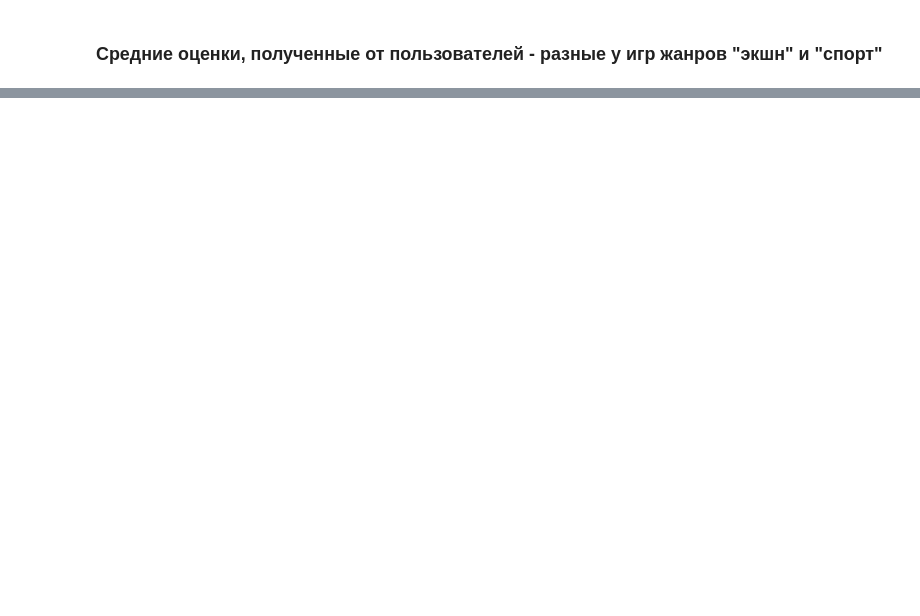
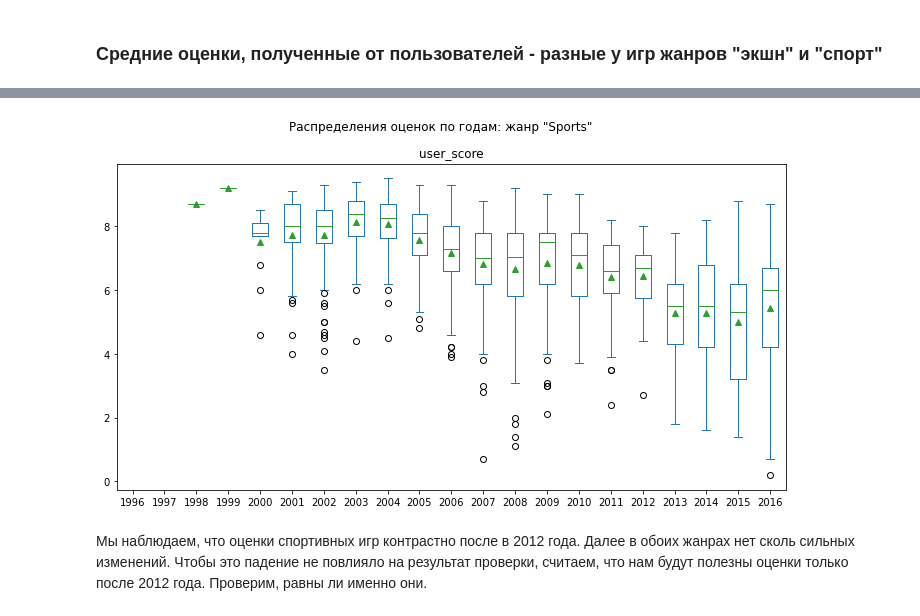
Before and after one commit to okeangel/da_portfolio, a Jupyter notebook: portfolio/week_10_combined/game_store_v1.ipynb, the cells around one changed output, grey strips where cells are left out. Drawn from its saved outputs; the diff is of its cells as text; code cells hidden in the pictures; blank space fills up the shorter version.

```diff
--- a/portfolio/week_10_combined/game_store_v1.ipynb
+++ b/portfolio/week_10_combined/game_store_v1.ipynb
@@ -941,0 +835,9 @@ xone_games = games[(games['platform'] == "XOne") & (games['year_of_release'] > 2
+# %%
+games[(games['genre'] == 'Sports') & (games['year_of_release'] > 1995)].plot(
+    kind='box', by='year_of_release', column='user_score', figsize=FIGSIZE,  showmeans=True,
+    title='Распределения оценок по годам: жанр "Sports"'
+); plt.show()
+# %% [output]
+[figure, added]
+# %% [markdown]
+Мы наблюдаем, что оценки спортивных игр контрастно после в 2012 года. Далее в обоих жанрах нет сколь сильных изменений. Чтобы это падение не повлияло на результат проверки, считаем, что нам будут полезны оценки только после 2012 года. Проверим, равны ли именно они.
```
Also changed, not shown: parts of 22 cells of this notebook.
